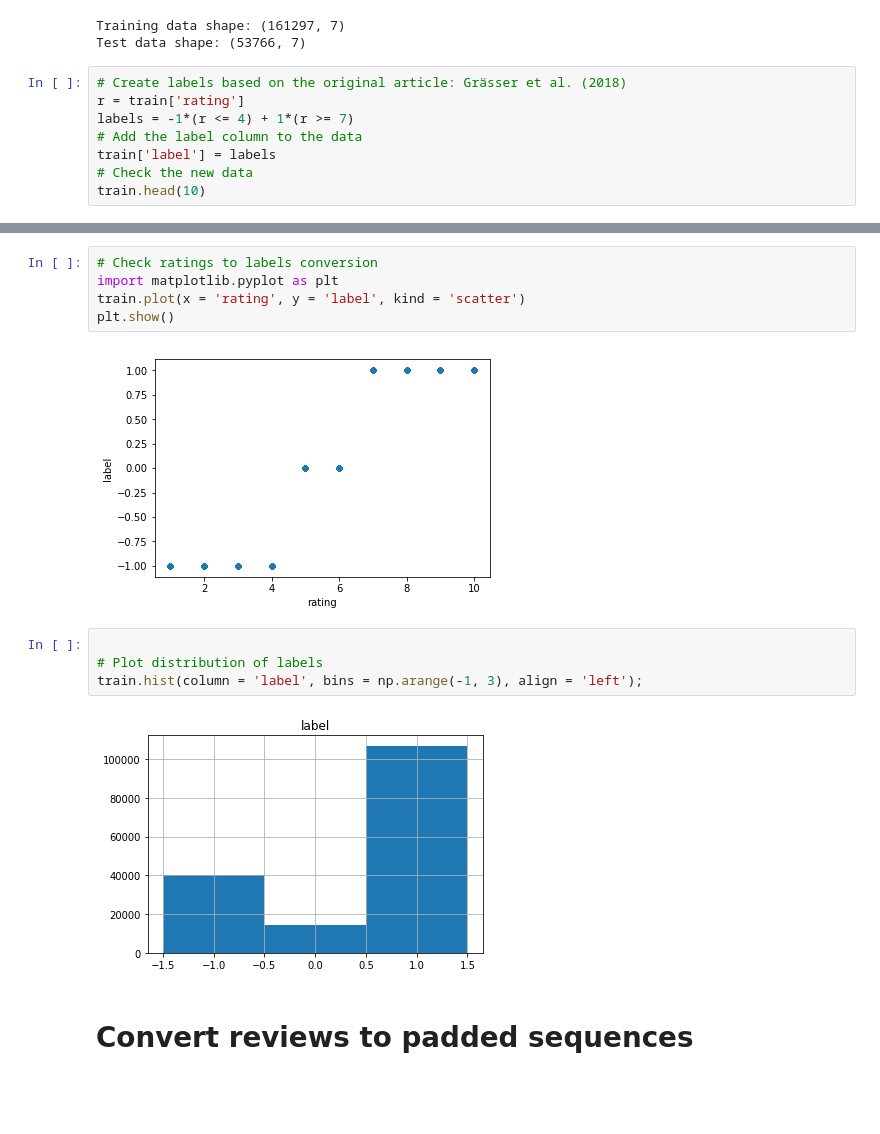
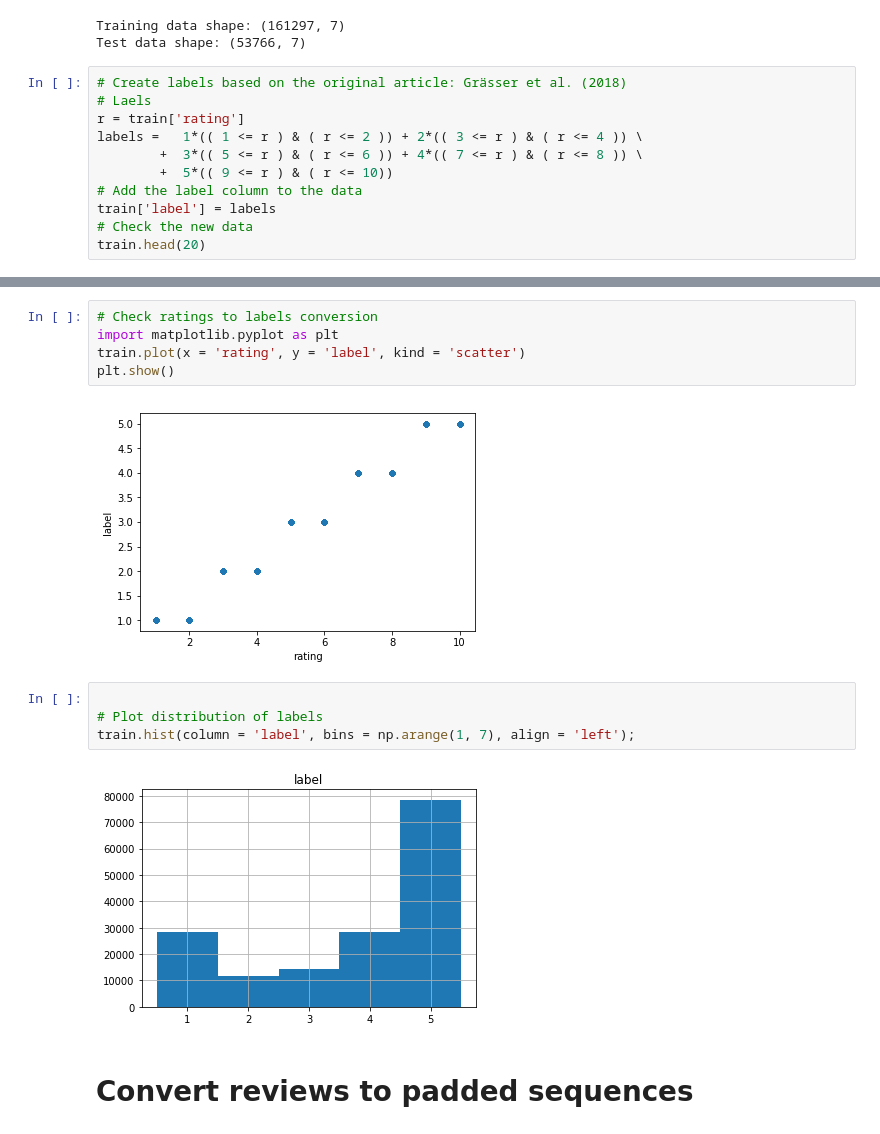
Before and after one commit to ran-tsu/cognitive-systems-for-health-technology-applications, a Jupyter notebook: case3/case3 going to be final.ipynb, the cells around one changed output, grey strips where cells are left out. Cells and saved outputs as stored; diff of their text form; blank space fills up the shorter version.

```diff
--- a/case3/case3 going to be final.ipynb
+++ b/case3/case3 going to be final.ipynb
@@ -72,11 +82,14 @@ Training data shape: (161297, 7)
 Test data shape: (53766, 7)
 # %%
 # Create labels based on the original article: Grässer et al. (2018)
+# Laels
 r = train['rating']
-labels = -1*(r <= 4) + 1*(r >= 7)
+labels =   1*(( 1 <= r ) & ( r <= 2 )) + 2*(( 3 <= r ) & ( r <= 4 )) \
+        +  3*(( 5 <= r ) & ( r <= 6 )) + 4*(( 7 <= r ) & ( r <= 8 )) \
+        +  5*(( 9 <= r ) & ( r <= 10))
 # Add the label column to the data
 train['label'] = labels
 # Check the new data
-train.head(10)
+train.head(20)
 # %% [output]
 |  | uniqueID | drugName | condition | review | rating | date | usefulCount | label |
@@ -96,13 +115,13 @@ import matplotlib.pyplot as plt
 train.plot(x = 'rating', y = 'label', kind = 'scatter')
 plt.show()
 # %% [output]
-[figure, old version]
+[figure, new version]
 # %%
 
 # Plot distribution of labels
-train.hist(column = 'label', bins = np.arange(-1, 3), align = 'left');
+train.hist(column = 'label', bins = np.arange(1, 7), align = 'left');
 # %% [output]
-[figure, old version]
+[figure, new version]
 # %% [markdown]
 # Convert reviews to padded sequences
 # %%
```
Also changed, not shown: parts of 23 cells of this notebook, 1 other file.
